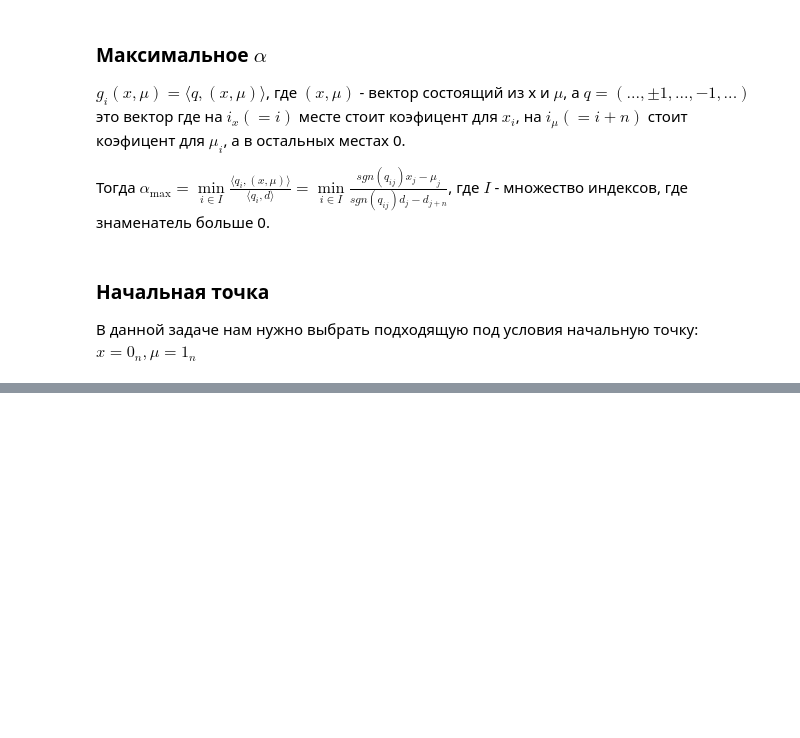
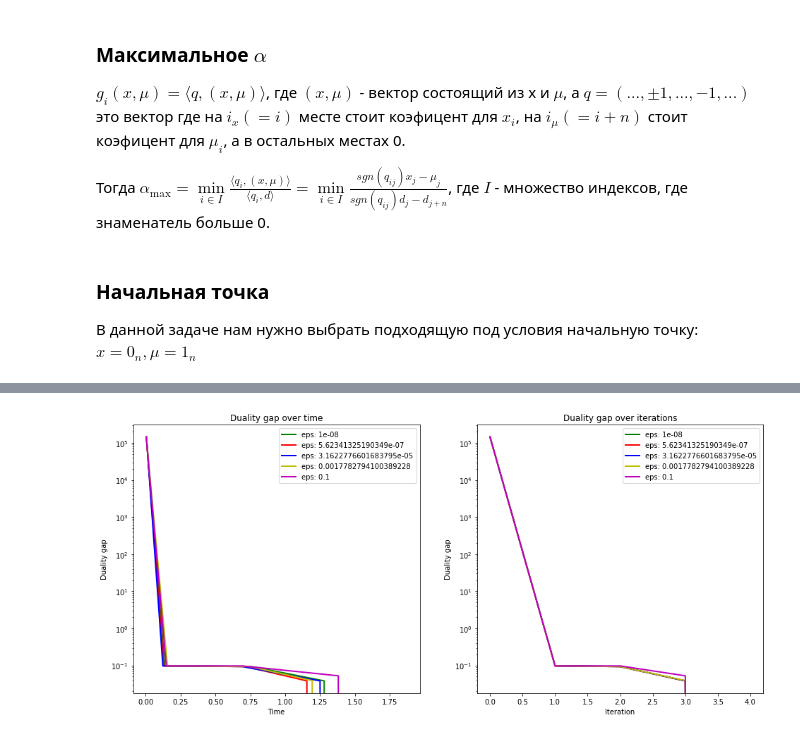
Before and after one commit to Panesher/Machine-Learning, a Jupyter notebook: OML/task3/otchet.ipynb, the cells around one changed output, grey strips where cells are left out. Saved outputs shown, nothing was run; the diff lists cells and outputs as text; code cells hidden in the pictures; blank space fills up the shorter version.

```diff
--- a/OML/task3/otchet.ipynb
+++ b/OML/task3/otchet.ipynb
@@ -69,0 +229,4 @@ $g_i(x, \mu) = \langle q, (x, \mu) \rangle$, где $(x, \mu)$ - вектор с
+# %%
+plot_ldg_over_time_and_iter(*result_config['eps'])
+# %% [output]
+[figure, added]
```
Also changed, not shown: parts of 20 cells of this notebook, 2 other files.
